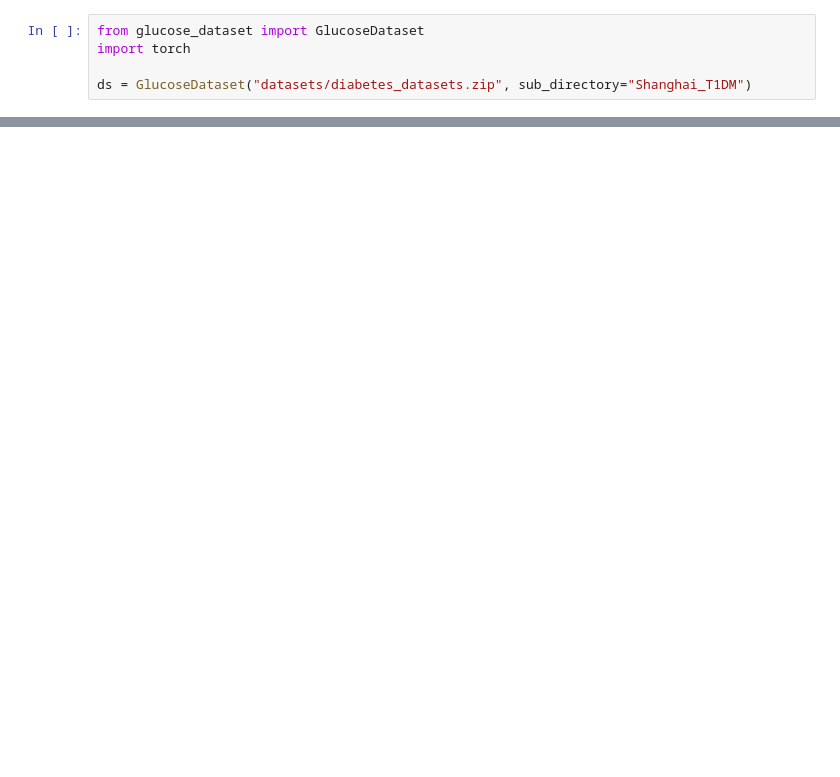
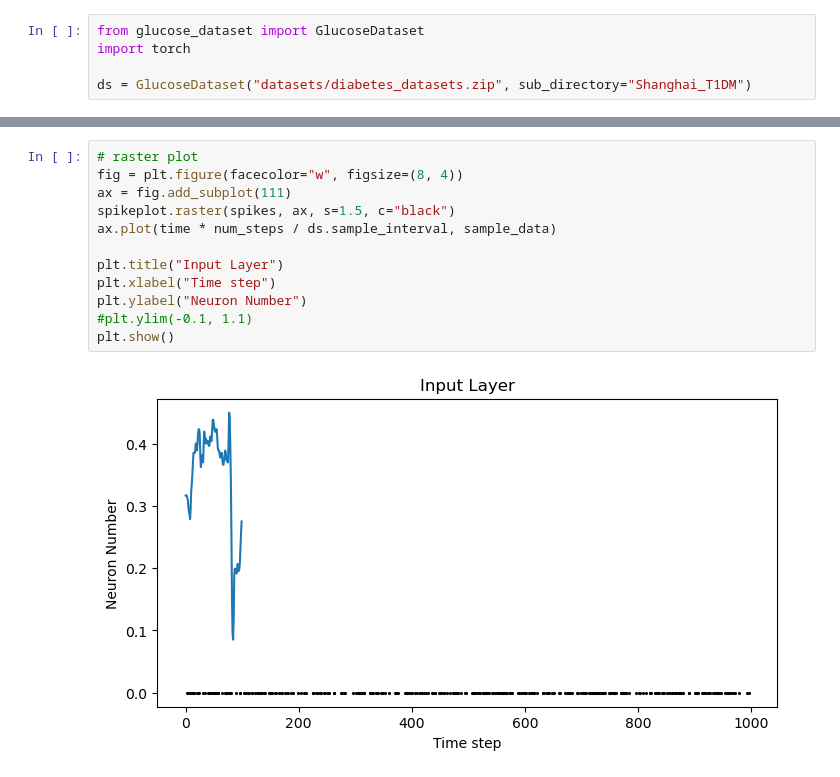
Before and after one commit to Liamdev631/neuromorphic-pancreas, a Jupyter notebook: data_viewer.ipynb, the cells around one changed output, grey strips where cells are left out. Saved outputs shown, nothing was run; the diff lists cells and outputs as text; blank space fills up the shorter version.

```diff
--- a/data_viewer.ipynb
+++ b/data_viewer.ipynb
@@ -16,0 +27,14 @@ plt.xlim(0, 24)
+# %%
+# raster plot
+fig = plt.figure(facecolor="w", figsize=(8, 4))
+ax = fig.add_subplot(111)
+spikeplot.raster(spikes, ax, s=1.5, c="black")
+ax.plot(time * num_steps / ds.sample_interval, sample_data)
+
+plt.title("Input Layer")
+plt.xlabel("Time step")
+plt.ylabel("Neuron Number")
+#plt.ylim(-0.1, 1.1)
+plt.show()
+# %% [output]
+[figure, added]
```
Also changed, not shown: parts of 2 cells of this notebook, 4 other files.
